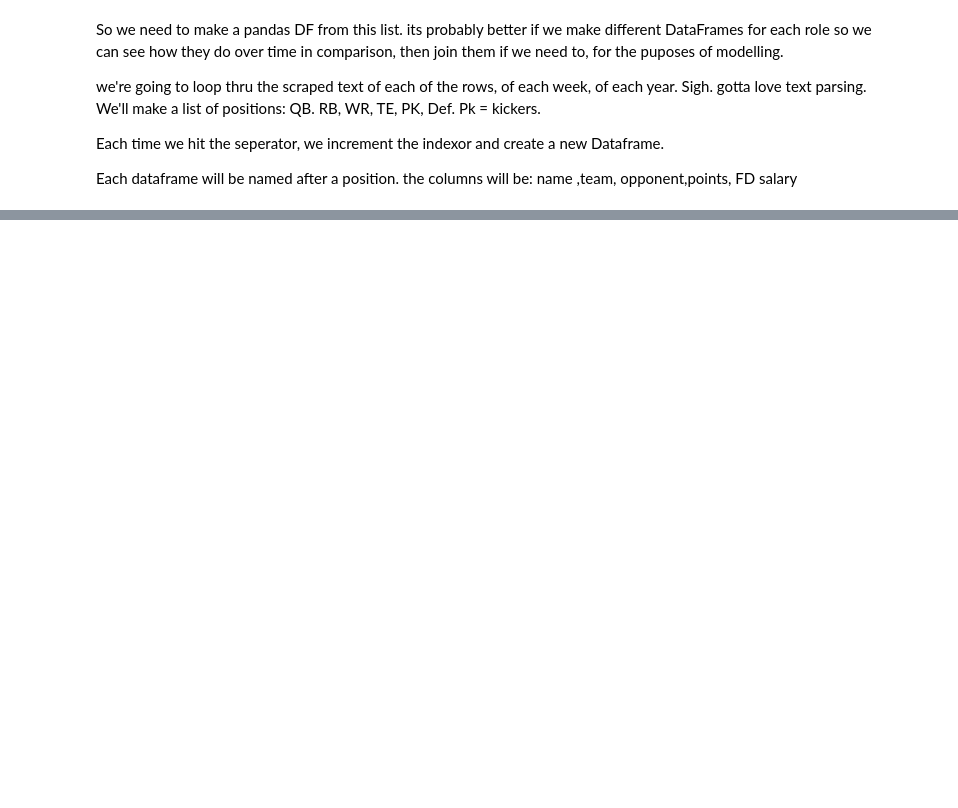
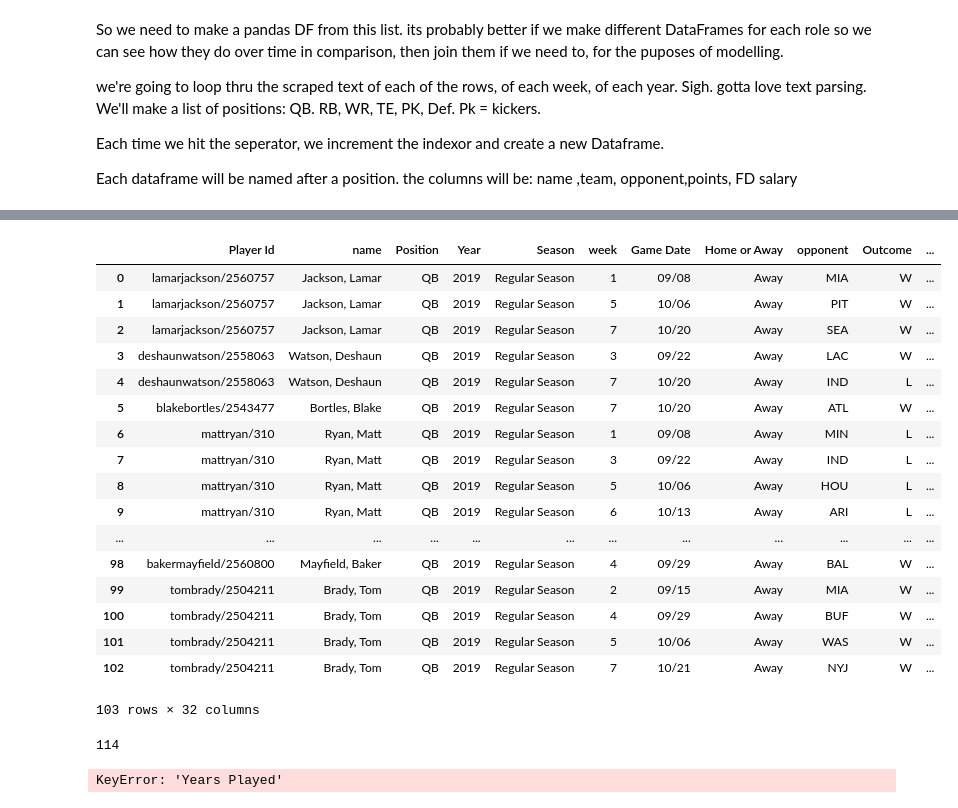
Before and after one commit to RoboTums/sportsPrediction, a Jupyter notebook: fantasyPointResearchScraping.ipynb, the cells around one changed output, grey strips where cells are left out. Cells and saved outputs as stored; diff of their text form; code cells hidden in the pictures; blank space fills up the shorter version.

```diff
--- a/fantasyPointResearchScraping.ipynb
+++ b/fantasyPointResearchScraping.ipynb
@@ -119,0 +98,45 @@ DataFrames[4]
+# %%
+qbStats = pd.read_csv('./NFL-Statistics-Scrape/Game_Logs_Quarterback.csv')
+qbY = pd.read_csv('QB.csv',index_col=0)
+qbStats = qbStats.rename({'Name':'name','Week':'week', 'Opponent':'opponent'},axis='columns')
+
+
+basicQBStats = pd.read_csv('./NFL-Statistics-Scrape/Basic_Stats.csv')
+
+basicQBStats = basicQBStats.rename({'Name':'name'}, axis='columns')
+
+
+qbStats2019 = qbStats[qbStats['Year']==2019]
+
+
+
+qbY['opponent'] =[x.upper() for x in qbY['opponent']]
+#qbY['']
+
+gameY = pd.merge(right = qbY , left = qbStats2019,how='inner')
+
+#basicQBStats
+
+#qbY['weeks']
+
+gameY
+#qbStats2019
+# %% [output]
+|  | Player Id | name | Position | Year | Season | week | Game Date | Home or Away | opponent | Outcome | ... |
+| 0 | lamarjackson/2560757 | Jackson, Lamar | QB | 2019 | Regular Season | 1 | 09/08 | Away | MIA | W | ... |
+| 1 | lamarjackson/2560757 | Jackson, Lamar | QB | 2019 | Regular Season | 5 | 10/06 | Away | PIT | W | ... |
+| 2 | lamarjackson/2560757 | Jackson, Lamar | QB | 2019 | Regular Season | 7 | 10/20 | Away | SEA | W | ... |
+| 3 | deshaunwatson/2558063 | Watson, Deshaun | QB | 2019 | Regular Season | 3 | 09/22 | Away | LAC | W | ... |
+| 4 | deshaunwatson/2558063 | Watson, Deshaun | QB | 2019 | Regular Season | 7 | 10/20 | Away | IND | L | ... |
+| 5 | blakebortles/2543477 | Bortles, Blake | QB | 2019 | Regular Season | 7 | 10/20 | Away | ATL | W | ... |
+| 6 | mattryan/310 | Ryan, Matt | QB | 2019 | Regular Season | 1 | 09/08 | Away | MIN | L | ... |
+| 7 | mattryan/310 | Ryan, Matt | QB | 2019 | Regular Season | 3 | 09/22 | Away | IND | L | ... |
+| 8 | mattryan/310 | Ryan, Matt | QB | 2019 | Regular Season | 5 | 10/06 | Away | HOU | L | ... |
+| 9 | mattryan/310 | Ryan, Matt | QB | 2019 | Regular Season | 6 | 10/13 | Away | ARI | L | ... |
+| ... | ... | ... | ... | ... | ... | ... | ... | ... | ... | ... | ... |
+| 98 | bakermayfield/2560800 | Mayfield, Baker | QB | 2019 | Regular Season | 4 | 09/29 | Away | BAL | W | ... |
+| 99 | tombrady/2504211 | Brady, Tom | QB | 2019 | Regular Season | 2 | 09/15 | Away | MIA | W | ... |
+| 100 | tombrady/2504211 | Brady, Tom | QB | 2019 | Regular Season | 4 | 09/29 | Away | BUF | W | ... |
+| 101 | tombrady/2504211 | Brady, Tom | QB | 2019 | Regular Season | 5 | 10/06 | Away | WAS | W | ... |
+| 102 | tombrady/2504211 | Brady, Tom | QB | 2019 | Regular Season | 7 | 10/21 | Away | NYJ | W | ... |
+103 rows × 32 columns
@@ -119,0 +149,9 @@ DataFrames[4]
+# %%
+sum
+# %% [output]
+114
+# %%
+qbX_Y['Years Played'].isna().sum() # drop years played.
+qbX_Y = qbX_Y.drop(['Years Played'],axis=1)
+# %% [output]
+KeyError: 'Years Played'
```
Also changed, not shown: parts of 11 cells of this notebook, 3 other files.
